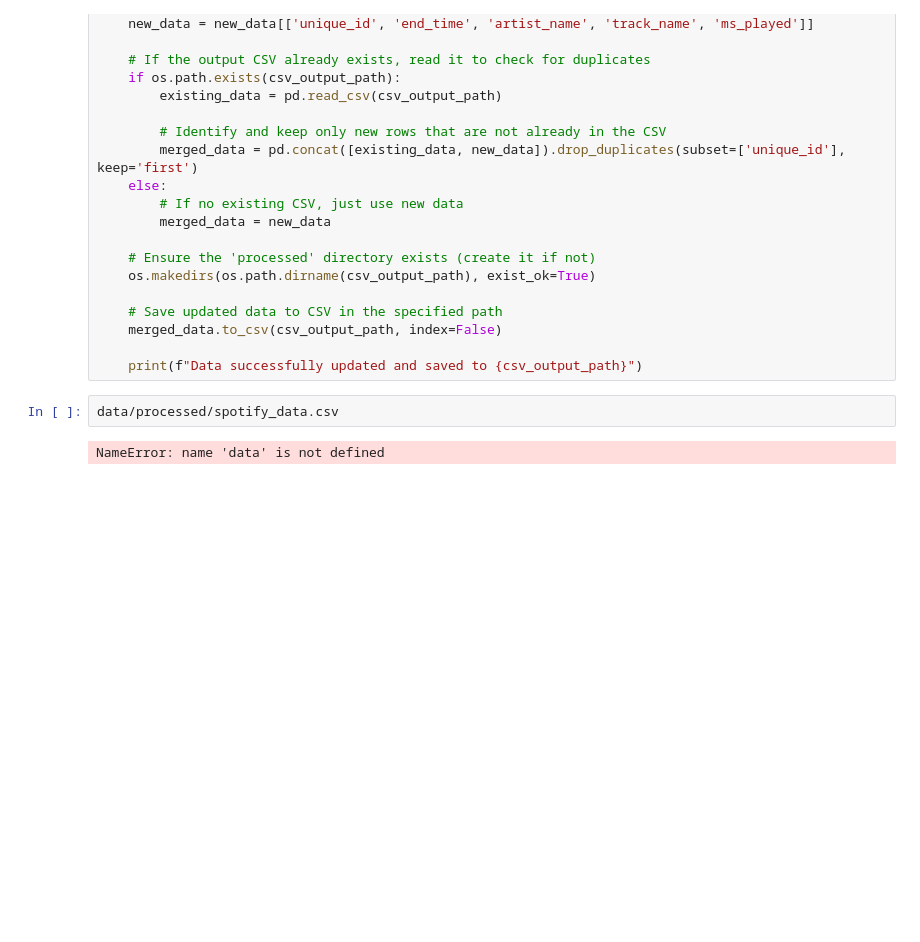
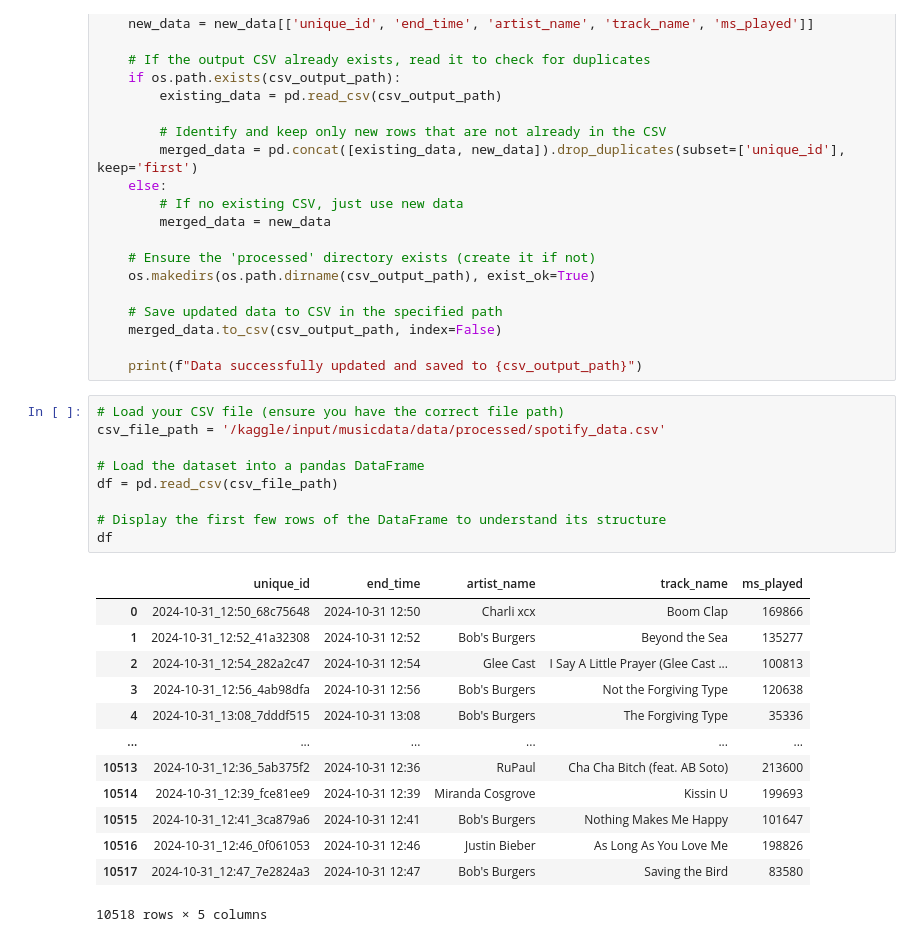
Before and after one commit to ezragershman/spotify-listening-data, a Jupyter notebook: notebooks/data_analysis.ipynb, the cells around one changed output. Cells and saved outputs as stored; diff of their text form; blank space fills up the shorter version.

```diff
--- a/notebooks/data_analysis.ipynb
+++ b/notebooks/data_analysis.ipynb
@@ -72,7 +74,26 @@ def json_to_csv(json_file_path, csv_output_path='data/processed/spotify_data.csv
     merged_data.to_csv(csv_output_path, index=False)
 
     print(f"Data successfully updated and saved to {csv_output_path}")
-# %%
-data/processed/spotify_data.csv
-# %% [output]
-NameError: name 'data' is not defined
+# %%
+# Load your CSV file (ensure you have the correct file path)
+csv_file_path = '/kaggle/input/musicdata/data/processed/spotify_data.csv'
+
+# Load the dataset into a pandas DataFrame
+df = pd.read_csv(csv_file_path)
+
+# Display the first few rows of the DataFrame to understand its structure
+df
+# %% [output]
+|  | unique_id | end_time | artist_name | track_name | ms_played |
+| 0 | 2024-10-31_12:50_68c75648 | 2024-10-31 12:50 | Charli xcx | Boom Clap | 169866 |
+| 1 | 2024-10-31_12:52_41a32308 | 2024-10-31 12:52 | Bob's Burgers | Beyond the Sea | 135277 |
+| 2 | 2024-10-31_12:54_282a2c47 | 2024-10-31 12:54 | Glee Cast | I Say A Little Prayer (Glee Cast ... | 100813 |
+| 3 | 2024-10-31_12:56_4ab98dfa | 2024-10-31 12:56 | Bob's Burgers | Not the Forgiving Type | 120638 |
+| 4 | 2024-10-31_13:08_7dddf515 | 2024-10-31 13:08 | Bob's Burgers | The Forgiving Type | 35336 |
+| ... | ... | ... | ... | ... | ... |
+| 10513 | 2024-10-31_12:36_5ab375f2 | 2024-10-31 12:36 | RuPaul | Cha Cha Bitch (feat. AB Soto) | 213600 |
+| 10514 | 2024-10-31_12:39_fce81ee9 | 2024-10-31 12:39 | Miranda Cosgrove | Kissin U | 199693 |
+| 10515 | 2024-10-31_12:41_3ca879a6 | 2024-10-31 12:41 | Bob's Burgers | Nothing Makes Me Happy | 101647 |
+| 10516 | 2024-10-31_12:46_0f061053 | 2024-10-31 12:46 | Justin Bieber | As Long As You Love Me | 198826 |
+| 10517 | 2024-10-31_12:47_7e2824a3 | 2024-10-31 12:47 | Bob's Burgers | Saving the Bird | 83580 |
+10518 rows × 5 columns
```
Also changed, not shown: parts of 9 cells of this notebook.
